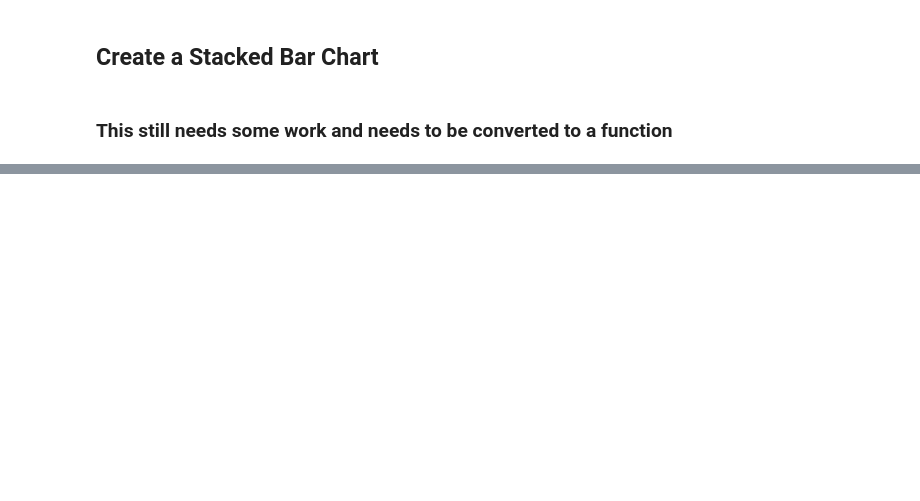
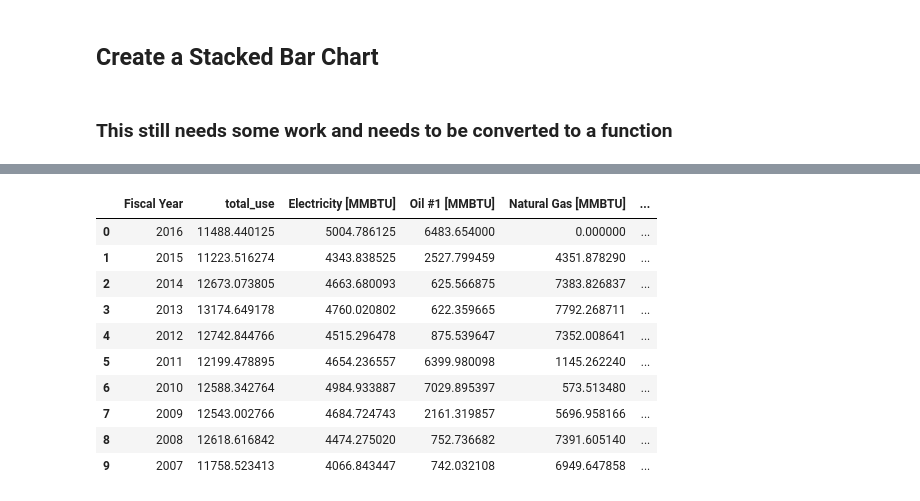
Before and after one commit to alanmitchell/fnsb-benchmark, a Jupyter notebook: testing/FNSB Graph Mock-Ups.ipynb, the cells around one changed output, grey strips where cells are left out. Saved outputs shown, nothing was run; the diff lists cells and outputs as text; code cells hidden in the pictures; blank space fills up the shorter version.

```diff
--- a/testing/FNSB Graph Mock-Ups.ipynb
+++ b/testing/FNSB Graph Mock-Ups.ipynb
@@ -178,0 +266,14 @@ plt.show()
+# %%
+test_df[['Fiscal Year', 'total_use','Electricity [MMBTU]', 'Oil #1 [MMBTU]', 'Natural Gas [MMBTU]', 'District Heat [MMBTU']]
+# %% [output]
+|  | Fiscal Year | total_use | Electricity [MMBTU] | Oil #1 [MMBTU] | Natural Gas [MMBTU] | ... |
+| 0 | 2016 | 11488.440125 | 5004.786125 | 6483.654000 | 0.000000 | ... |
+| 1 | 2015 | 11223.516274 | 4343.838525 | 2527.799459 | 4351.878290 | ... |
+| 2 | 2014 | 12673.073805 | 4663.680093 | 625.566875 | 7383.826837 | ... |
+| 3 | 2013 | 13174.649178 | 4760.020802 | 622.359665 | 7792.268711 | ... |
+| 4 | 2012 | 12742.844766 | 4515.296478 | 875.539647 | 7352.008641 | ... |
+| 5 | 2011 | 12199.478895 | 4654.236557 | 6399.980098 | 1145.262240 | ... |
+| 6 | 2010 | 12588.342764 | 4984.933887 | 7029.895397 | 573.513480 | ... |
+| 7 | 2009 | 12543.002766 | 4684.724743 | 2161.319857 | 5696.958166 | ... |
+| 8 | 2008 | 12618.616842 | 4474.275020 | 752.736682 | 7391.605140 | ... |
+| 9 | 2007 | 11758.523413 | 4066.843447 | 742.032108 | 6949.647858 | ... |
```
Also changed, not shown: parts of 8 cells of this notebook, 4 other files.
